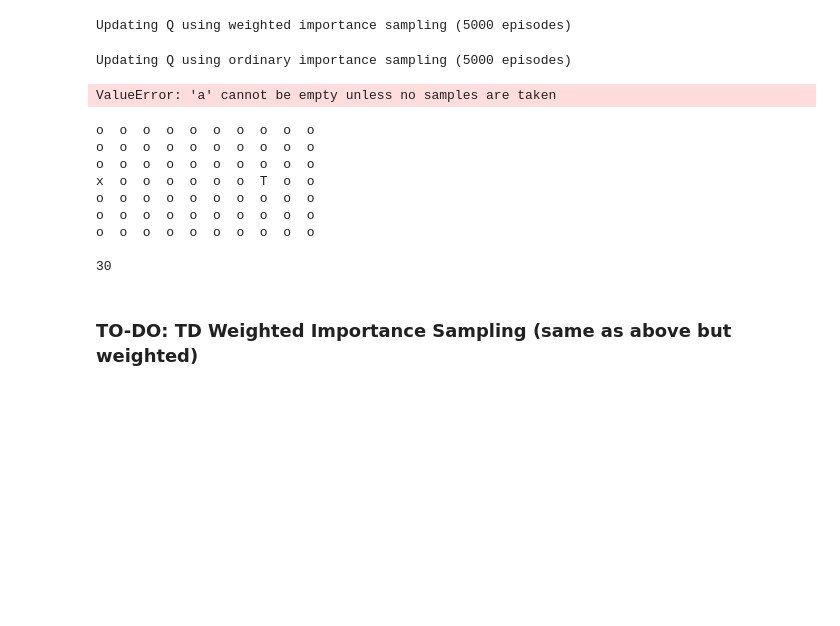
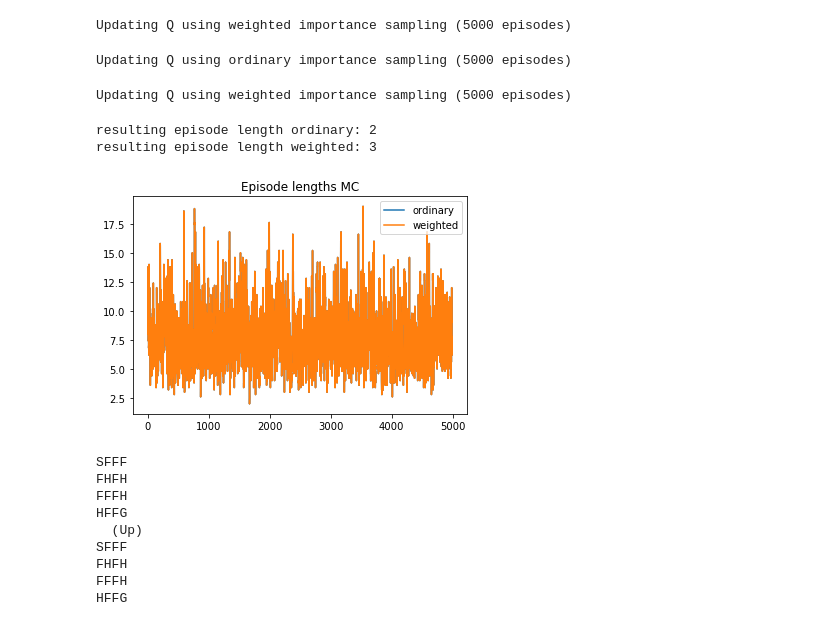
Before and after one commit to Tom-Lotze/RL_reproducibility, a Jupyter notebook: main_eva.ipynb, the cells around one changed output. Drawn from its saved outputs; the diff is of its cells as text; code cells hidden in the pictures; blank space fills up the shorter version.

Commit message:
n=step w/o"

```diff
--- a/main_eva.ipynb
+++ b/main_eva.ipynb
@@ -497,10 +497,10 @@ def n_step_sarsa_importance_sampling(env, behavior_policy, target_policy, num_ep
                     G += discount_factor**n * Q[s[tau+n]][a[tau+n]]
 
                 # Update Q - ordinary importance sampling: divided by number of steps?
-                if (weighted):
-                    Q[s[tau]][a[tau]] += alpha * rho * (G - Q[s[tau]][a[tau]]) / (last_step_rho+1 - first_step)
+                if weighted:
+                    Q[s[tau]][a[tau]] += alpha * (G - Q[s[tau]][a[tau]])
                 else:
-                    Q[s[tau]][a[tau]] += (alpha * (G - Q[s[tau]][a[tau]]) / (last_step_rho+1 - first_step))
+                    Q[s[tau]][a[tau]] += alpha * rho * (G - Q[s[tau]][a[tau]])
 
             if tau == T - 1:
                 break
@@ -509,10 +509,12 @@ def n_step_sarsa_importance_sampling(env, behavior_policy, target_policy, num_ep
 
         stats.append((i, R))
 
-#     Q = Qdefaultdict2array(Q, env.nA, env.nS)
+        for (s,a) in analyse_states:
+            analysis_values[(s,a)].append(Q[s][a])
 
     episode_lengths, episode_returns = zip(*stats)
-    return Q, (episode_lengths, episode_returns)
+
+    return Q, episode_lengths, analysis_values
 # %%
 # Reproducible
 seed = 42
@@ -529,7 +531,7 @@ target_policy = GreedyPolicy(Q)
 print(f"Updating Q using ordinary importance sampling ({num_episodes} episodes)")
 Q_sarsa_ordinary, sarsa_ordinary_epslengths, sarsa_analysis_ordinary = n_step_sarsa_importance_sampling(env,
                                                                behavioral_policy, target_policy,
-                                                               num_episodes, n=4, weighted=False,
+                                                               num_episodes, n=1, weighted=False,
                                                                          discount_factor=gamma, seed=seed)
 
 Q = np.zeros((env.env.nS, env.env.nA))
@@ -538,10 +540,10 @@ target_policy = GreedyPolicy(Q)
 
 
 print(f"Updating Q using weighted importance sampling ({num_episodes} episodes)")
-Q_sarsa_weighted, sarsa_weighted_epslengths, sarsa_analysis_weighted = n_step_sarsa_importance_sampling(env,
+Q_nstep_weighted, nstep_weighted_epslengths, nstep_analysis_weighted = n_step_sarsa_importance_sampling(env,
                                                                behavioral_policy, target_policy,
-                                                               num_episodes, n=4, weighted=True,
+                                                               num_episodes, n=1, weighted=True,
                                                                          discount_factor=gamma, seed=seed)
 # %% [output]
 Updating Q using ordinary importance sampling (5000 episodes)
-ValueError: 'a' cannot be empty unless no samples are taken
+Updating Q using weighted importance sampling (5000 episodes)
@@ -671,14 +550,47 @@ def sarsa_ordinary_importance_sampling(env, behavior_policy, target_policy, num_
+# %%
+# check how long an episode takes under the found Q function
+greedy_ordinary = GreedyPolicy(Q_nstep_ordinary)
+greedy_weighted = GreedyPolicy(Q_nstep_weighted)
+
+ordinary_episode = sample_episode(env, greedy_ordinary)
+weighted_episode = sample_episode(env, greedy_weighted)
+
+print(f"resulting episode length ordinary: {len(ordinary_episode[0])}")
+print(f"resulting episode length weighted: {len(weighted_episode[0])}")
+# %% [output]
+resulting episode length ordinary: 2
+resulting episode length weighted: 3
+# %%
+def running_mean(vals, n=1):
+    assert n < len(vals)
+    cumvals = np.array(vals).cumsum()
+    return (cumvals[n:] - cumvals[:-n]) / n
+
+# set smoothing factor
+n = 5
+
+plt.plot(running_mean(sarsa_ordinary_epslengths, n), label="ordinary")
+plt.plot(running_mean(sarsa_weighted_epslengths, n), label="weighted")
+# plt.hlines(num_episodes)
+plt.title('Episode lengths MC')
+# plt.yscale("log")
+plt.legend()
+# plt.gca().set_ylim([0, 100])
+plt.show()
+# %% [output]
+[figure, added]
 # %%
 s = env.reset()
 env.render()
-print(s)
+env.step(3)
+env.render()
 # %% [output]
-o  o  o  o  o  o  o  o  o  o
-o  o  o  o  o  o  o  o  o  o
-o  o  o  o  o  o  o  o  o  o
-x  o  o  o  o  o  o  T  o  o
-o  o  o  o  o  o  o  o  o  o
-o  o  o  o  o  o  o  o  o  o
-o  o  o  o  o  o  o  o  o  o
-
-30
+SFFF
+FHFH
+FFFH
+HFFG
+  (Up)
+SFFF
+FHFH
+FFFH
+HFFG
@@ -777,2 +596,0 @@ def n_step_sarsa_ordinary_importance_sampling(env, behavior_policy, target_polic
-# %% [markdown]
-### TO-DO: TD Weighted Importance Sampling (same as above but weighted)
```
Also changed, not shown: parts of 8 cells of this notebook.
